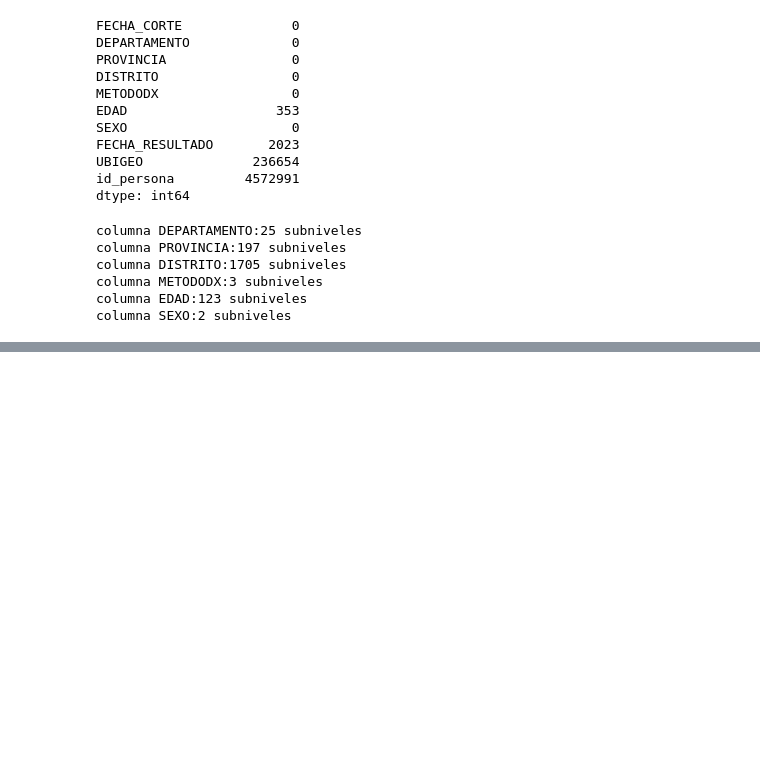
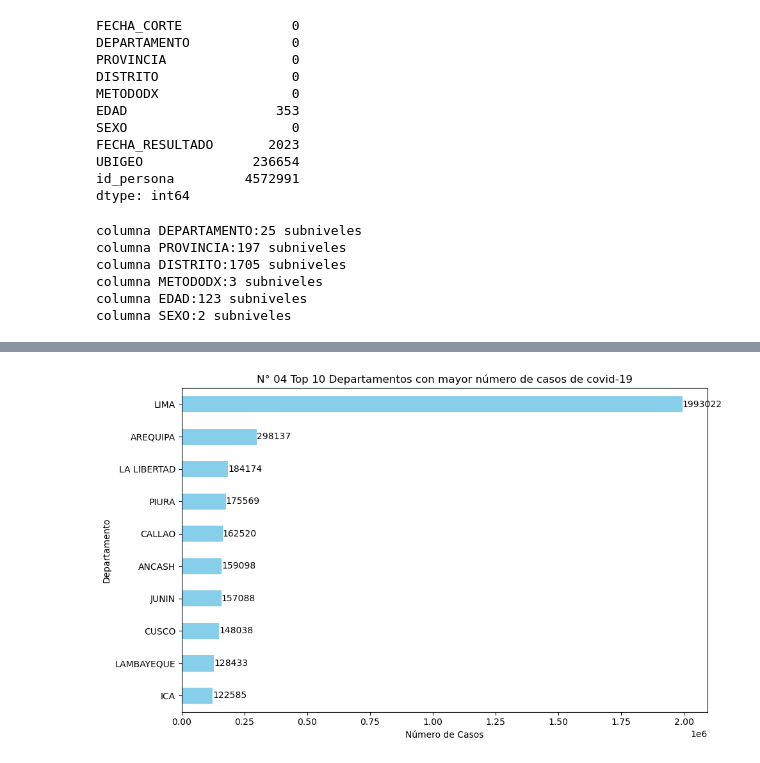
Before and after one commit to alexd7537/proyecto-de-Alex, a Jupyter notebook: limpieza y analisis de datos.ipynb, the cells around one changed output, grey strips where cells are left out. Drawn from its saved outputs; the diff is of its cells as text; code cells hidden in the pictures; blank space fills up the shorter version.

```diff
--- a/limpieza y analisis de datos.ipynb
+++ b/limpieza y analisis de datos.ipynb
@@ -134,0 +209,17 @@ basedat
+# %%
+top_departamentos = basedat['DEPARTAMENTO'].value_counts().head(10)
+
+plt.figure(figsize=(10, 6))
+top_departamentos.sort_values().plot(kind='barh', color='skyblue')
+
+plt.xlabel('Número de Casos')
+plt.ylabel('Departamento')
+plt.title('N° 04 Top 10 Departamentos con mayor número de casos de covid-19')
+
+for index, value in enumerate(top_departamentos.sort_values()):
+    plt.text(value, index, str(value), fontsize=10, va='center')
+
+plt.tight_layout()
+plt.show()
+# %% [output]
+[figure, added]
```
Also changed, not shown: parts of 31 cells of this notebook.
